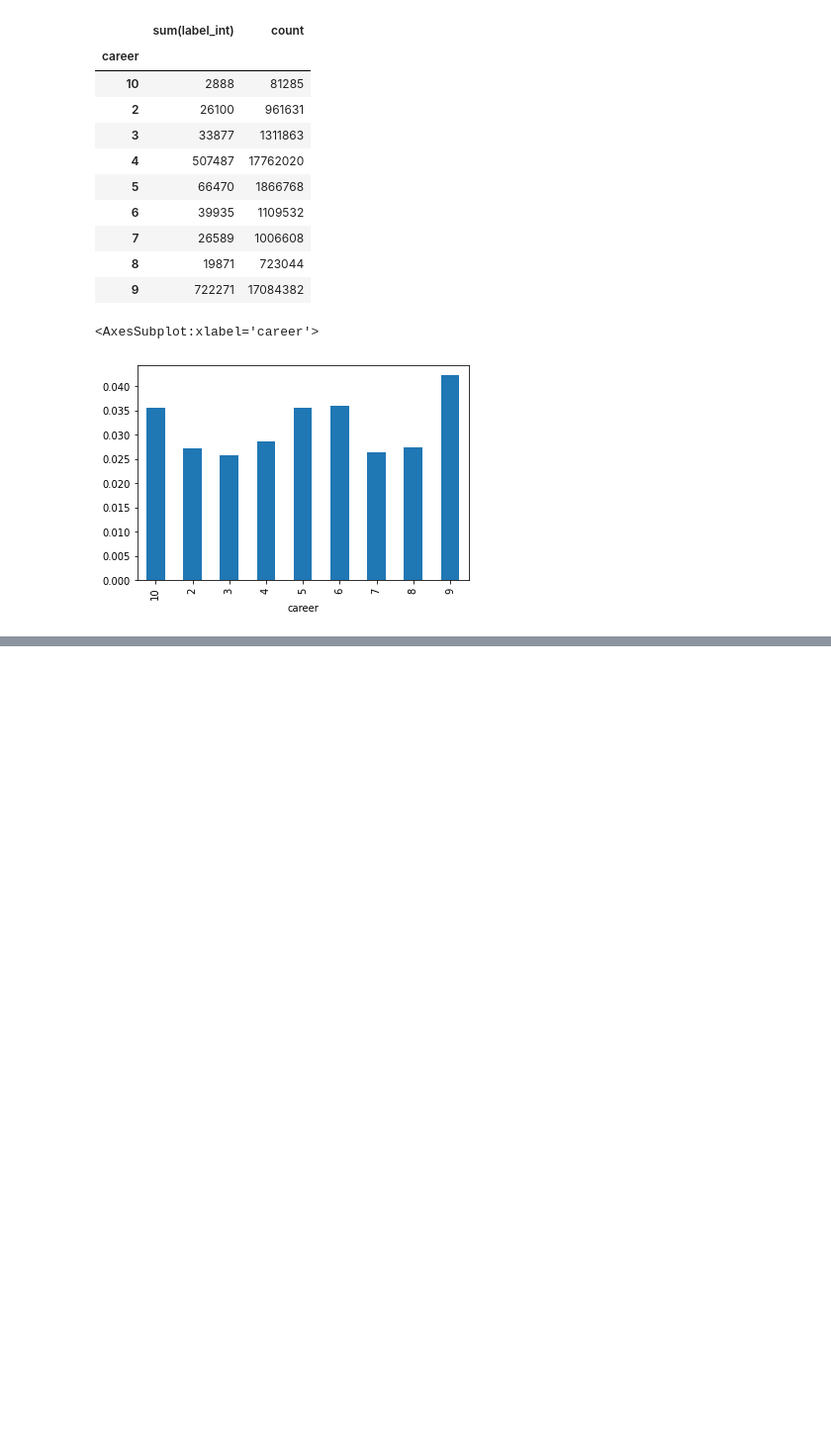
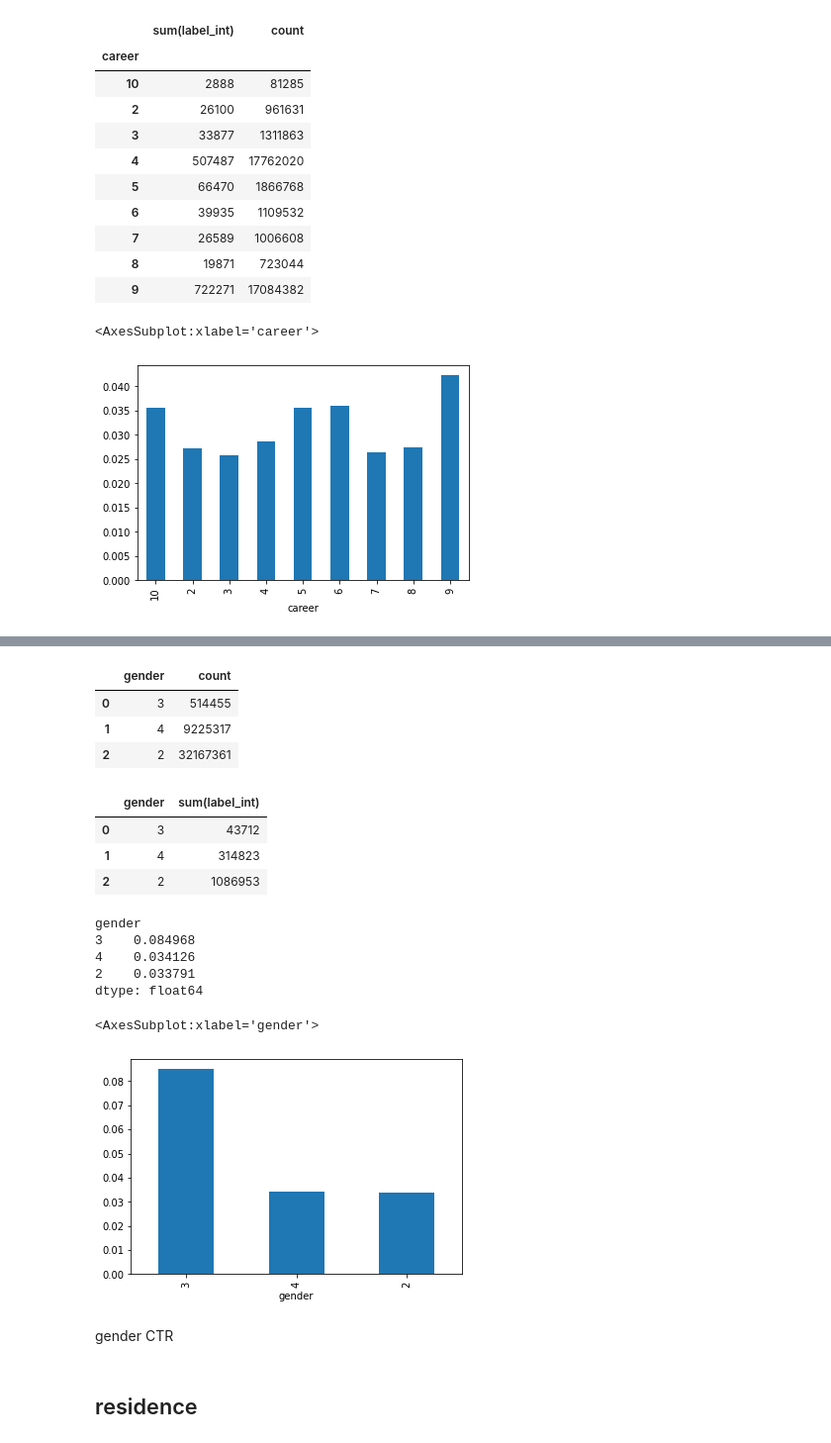
Before and after one commit to xwilchen/MLE_Nanodegree_Capstone, a Jupyter notebook: EDA.ipynb, the cells around one changed output, grey strips where cells are left out. Shown: that part at 99% size. Saved outputs shown, nothing was run; the diff lists cells and outputs as text; code cells hidden in the pictures; blank space fills up the shorter version.

```diff
--- a/EDA.ipynb
+++ b/EDA.ipynb
@@ -612,0 +655,33 @@ seems like
+# %%
+count = raw_df.select('gender').groupBy('gender').count().toPandas()
+count
+# %% [output]
+|  | gender | count |
+| 0 | 3 | 514455 |
+| 1 | 4 | 9225317 |
+| 2 | 2 | 32167361 |
+# %%
+click = raw_df.select('gender',"label_int").groupBy('gender').sum("label_int").toPandas()
+click
+# %% [output]
+|  | gender | sum(label_int) |
+| 0 | 3 | 43712 |
+| 1 | 4 | 314823 |
+| 2 | 2 | 1086953 |
+# %%
+click.set_index("gender")["sum(label_int)"]/count.set_index("gender")["count"]
+# %% [output]
+gender
+3    0.084968
+4    0.034126
+2    0.033791
+dtype: float64
+# %%
+(click.set_index("gender")["sum(label_int)"]/count.set_index("gender")["count"]).plot.bar()
+# %% [output]
+<AxesSubplot:xlabel='gender'>
+[figure, added]
+# %% [markdown]
+gender CTR
+# %% [markdown]
+## residence
```
Also changed, not shown: parts of 55 cells of this notebook.
